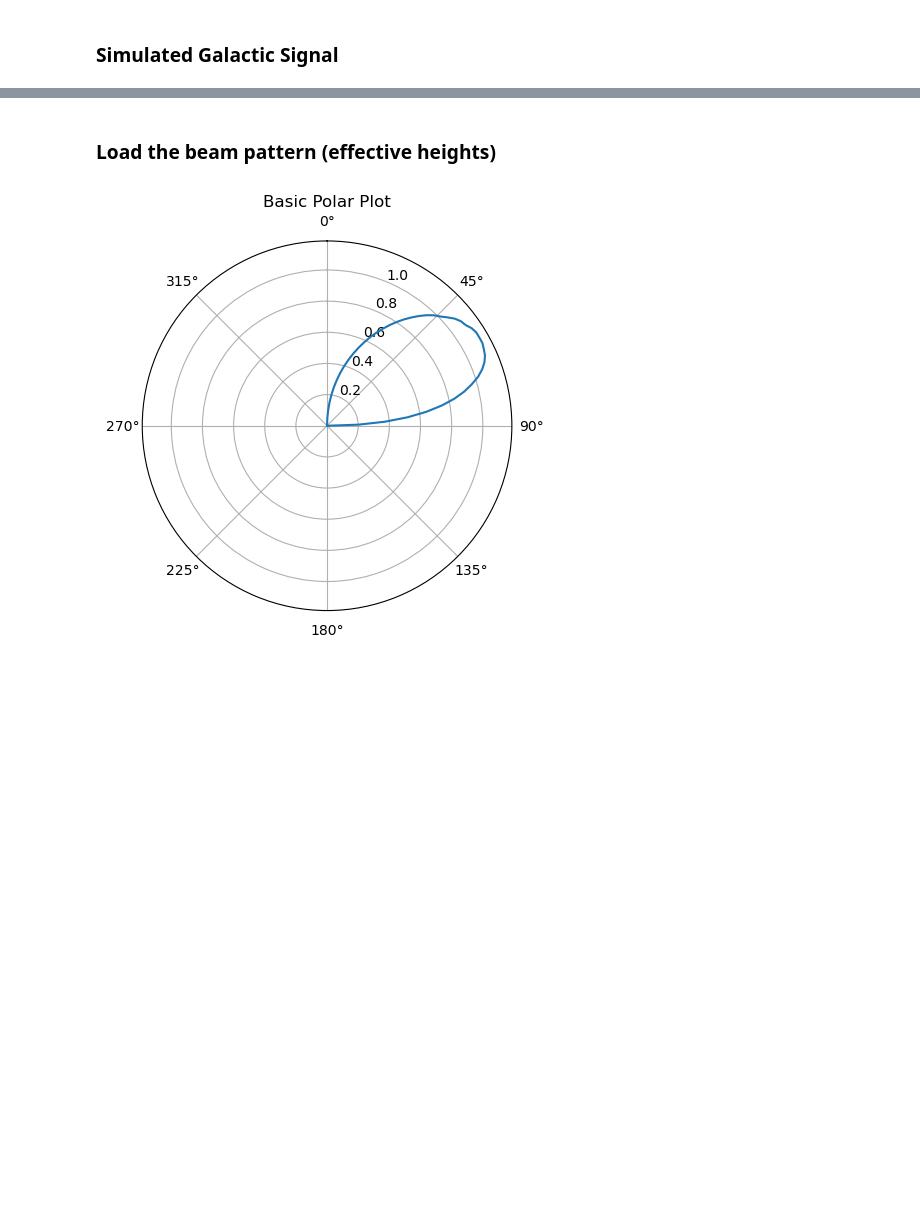
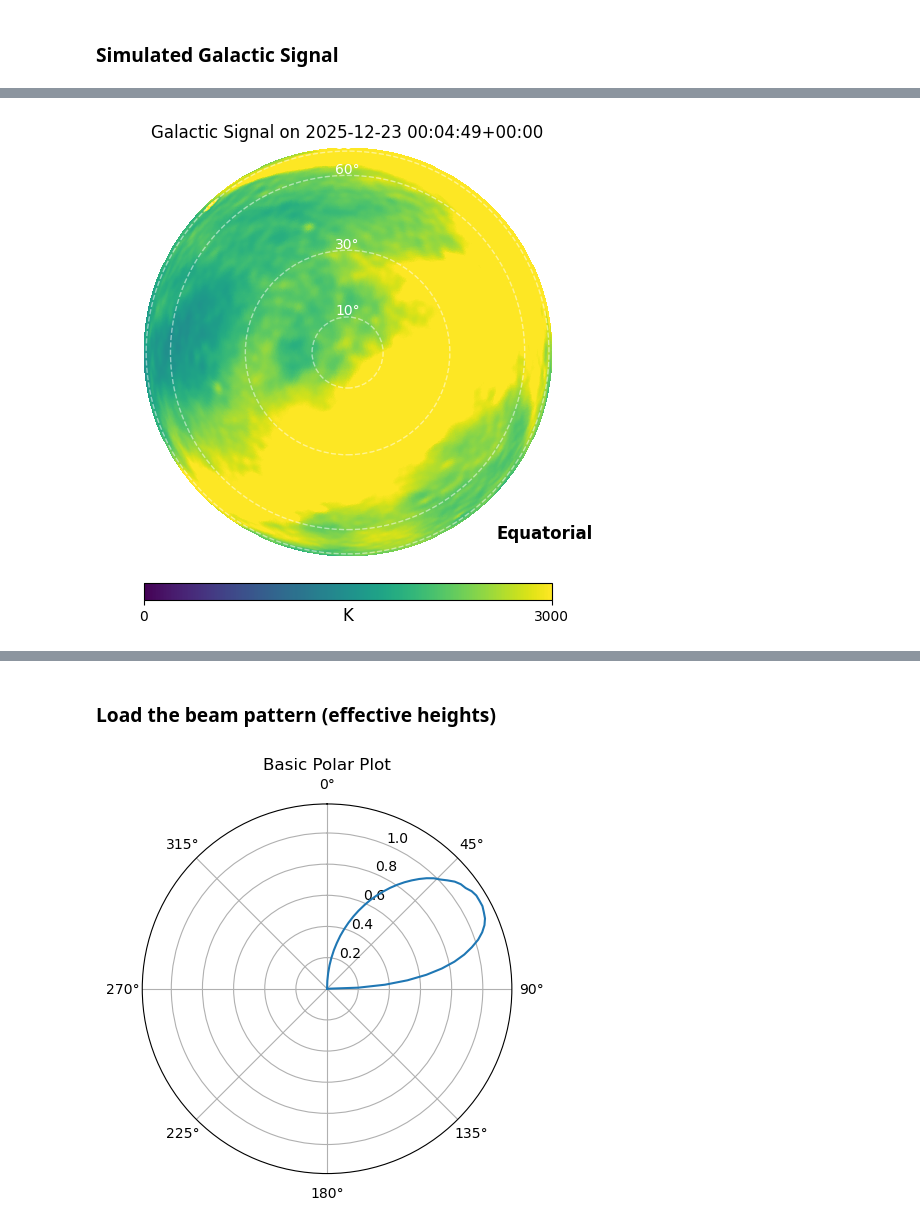
Before and after one commit to alhosani-abdulla/Highz-EXP, a Jupyter notebook: notebooks/pygsm_analysis.ipynb, the cells around one changed output, grey strips where cells are left out. Cells and saved outputs as stored; diff of their text form; code cells hidden in the pictures; blank space fills up the shorter version.

```diff
--- a/notebooks/pygsm_analysis.ipynb
+++ b/notebooks/pygsm_analysis.ipynb
@@ -12,16 +41,44 @@ omega = hp.nside2pixarea(n_side)  # in steradians
+# %%
+# File paths in a python environment hosted in WSL Ubuntu
+data_folder = pathlib.Path("/mnt/c/Users/Peterson Lab/Documents/highz2026/Adak_compressed/20251223") # update with your own path
+antenna_response_file = pathlib.Path("/mnt/c/Users/Peterson Lab/Documents/highz2026/Antenna_S11/Adak/Ant3_far.s1p") # update
+# %%
+# load spectral data for antenna
+state_list = ["antenna", "open_circuit", "short_circuit", "long_cable", "blackbody", "resistor", "noise_diode"]
+
+loader = DSFileLoader(data_folder)
+
+antenna_timestamps, antenna_spectra = loader.load(0, False)  # state no: 0-antenna, 1-open, 2-short, 4-blackbody, 5-resistor, 6-noise diode
 # %% [markdown]
 ### Simulated Galactic Signal
 # %%
-def generate_healpix_map(frequency_mhz, utc_timestamp):
+def generate_healpix_map(frequency_mhz, utc_timestamp, observer='LFSM'):
     """
     this will generate the galactic image for the specified frequency, time, and location
     specifying the lat and lon will automatically transform the image from galactic coordinates
     to equatorial coordinates and center on the zenith (straight up)
 
     the "top" of the of the healpix map is the zenith (straight up)
+
+    Parameters
+    ----------
+    frequency_mhz : float
+        frequency in MHz
+    utc_timestamp : datetime.datetime object
+        UTC timestamp as a datetime object (e.g., datetime.datetime(2023, 1, 1, 12, 0, 0))
+    observer: str
+        Options: '08', '16', 'LFSM', 'Haslam'
     """
-    #ov = pygdsm.GSMObserver16()
-    ov = pygdsm.LFSMObserver()
+    if observer == '08':
+        ov = pygdsm.GSMObserver08()
+    elif observer == '16':
+        ov = pygdsm.GSMObserver16()
+    elif observer == 'Haslam':
+        ov = pygdsm.HaslamObserver()
+    elif observer == 'LFSM':
+        ov = pygdsm.LFSMObserver()
+    else:
+        raise ValueError("Invalid observer type. Choose from '08', '16', 'LFSM', 'Haslam'.")
     ov.lon = test_site_longitude
     ov.lat = test_site_latitude
     ov.elev = test_site_elevation_meters
@@ -31,32 +88,46 @@ def generate_healpix_map(frequency_mhz, utc_timestamp):
     hmap = np.ma.filled(hmap,fill_value=0)
     return hmap
 
+def visualize_hmap(hmap, title="Example Galactic Healpix Map"):
+    """
+    Visualize the healpix map with azimuth and zenith angle labels.
+
+    Parameters
+    ----------
+    hmap : array
+        Healpix map data.
+    """
+
+    hp.orthview(hmap, half_sky=True, min=0, max=3000, coord='C', title=title, unit="K")
+
+    # Now add custom labels for azimuth and zenith angle
+    ax = plt.gca()
+
+    # Add concentric zenith angle circles (like elevation rings)
+    zenith_angles = [10, 30, 60, 80]
+    for za in zenith_angles:
+        circle = plt.Circle((0, 0), np.sin(np.radians(za)), color='white', ls='--', fill=False, alpha=0.5)
+        ax.add_artist(circle)
+        plt.text(0, np.sin(np.radians(za)) + 0.01, f"{za}°", color='white', ha='center')
+
+    # Add azimuth angle labels
+    az_labels = [0, 90, 180, 270]
+    label_pos = {
+        0: (0, 1.05),       # North (up)
+        90: (1.05, 0),      # East (right)
+        180: (0, -1.1),     # South (down)
+        270: (-1.1, 0),     # West (left)
+    }
+    for az in az_labels:
+        x, y = label_pos[az]
+        plt.text(x, y, f"{az}°", color='white', ha='center', va='center')
+
+    plt.show()
+
 
 # Visualization (use Gnomonic for observer-centered view)
-hmap = generate_healpix_map(100, antenna_utc_timestamps[0])
-hp.orthview(hmap, half_sky=True, min=0, max=3000, coord='C', title="Example Galactic Signal", unit="K")
+hmap = generate_healpix_map(70, antenna_timestamps[0])
 
-# Now add custom labels for azimuth and zenith angle
-ax = plt.gca()
-
-# Add concentric zenith angle circles (like elevation rings)
-zenith_angles = [10, 30, 60, 80]
-for za in zenith_angles:
-    circle = plt.Circle((0, 0), np.sin(np.radians(za)), color='white', ls='--', fill=False, alpha=0.5)
-    ax.add_artist(circle)
-    plt.text(0, np.sin(np.radians(za)) + 0.01, f"{za}°", color='white', ha='center')
-
-# Add azimuth angle labels
-az_labels = [0, 90, 180, 270]
-label_pos = {
-    0: (0, 1.05),       # North (up)
-    90: (1.05, 0),      # East (right)
-    180: (0, -1.1),     # South (down)
-    270: (-1.1, 0),     # West (left)
-}
-for az in az_labels:
-    x, y = label_pos[az]
-    plt.text(x, y, f"{az}°", color='white', ha='center', va='center')
-
-plt.show()
+visualize_hmap(hmap, title=f"Galactic Signal on {antenna_timestamps[0]}")
+hp.mollview(hmap, title=f"Galactic Signal on {antenna_timestamps[0]}", unit="K", max=5000)
 # %% [output]
@@ -63,0 +134 @@ NameError: name 'antenna_utc_timestamps' is not defined
+[figure, added]
```
Also changed, not shown: parts of 10 cells of this notebook, 1 other file.
